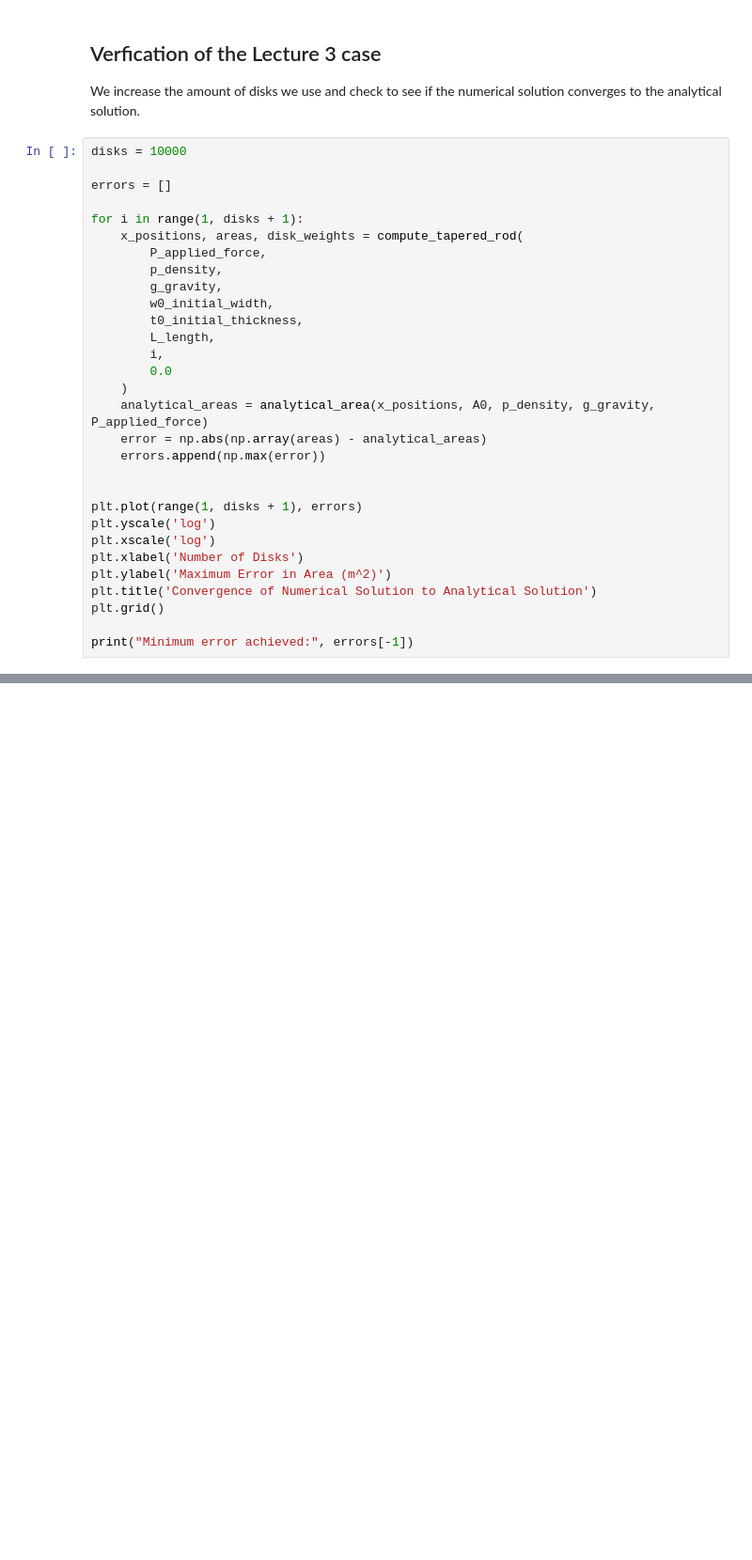
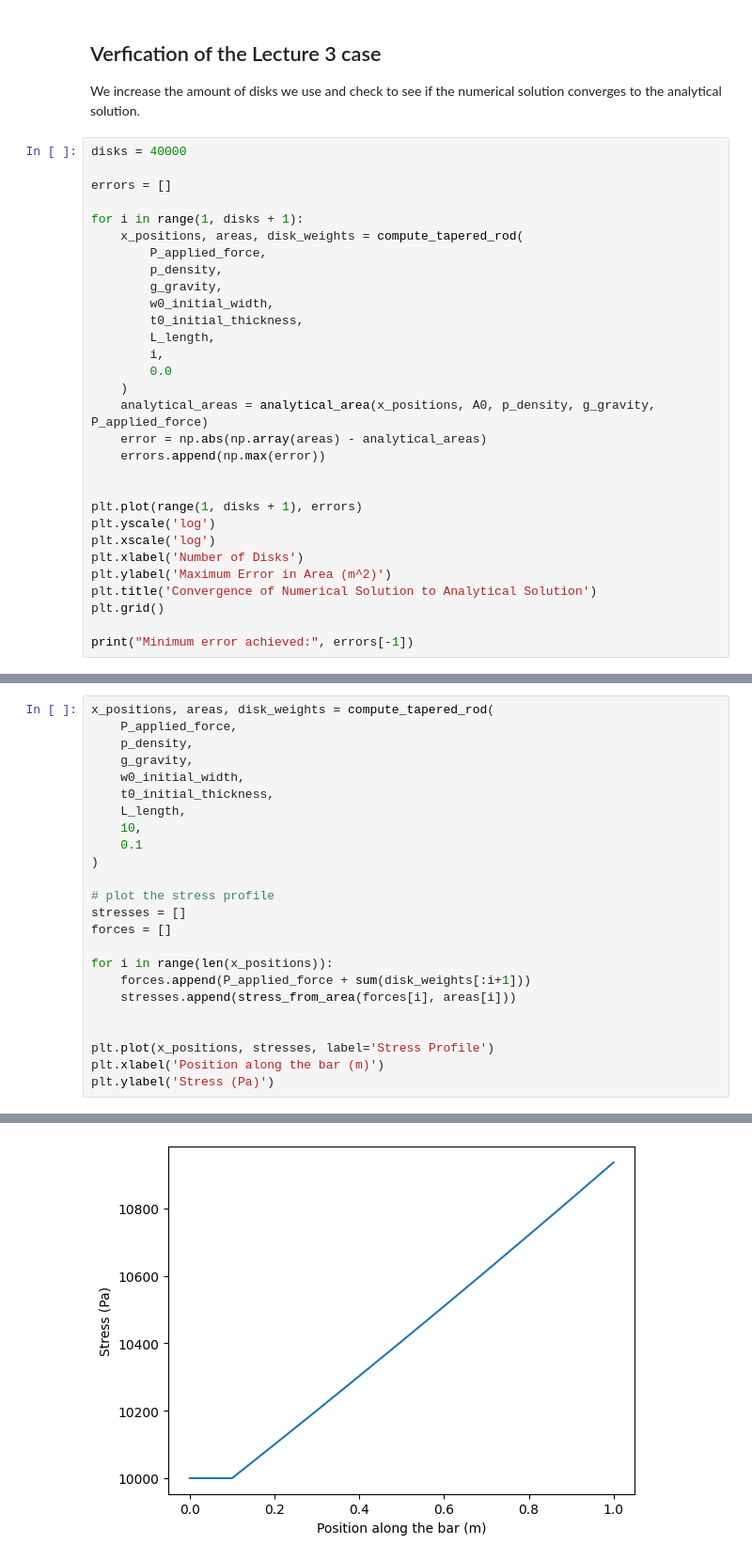
Before and after one commit to AndreCox/ENGR-492-Final, a Jupyter notebook: final-exam.ipynb, the cells around one changed output, grey strips where cells are left out. Shown at 94% size. Cells and saved outputs as stored; diff of their text form; blank space fills up the shorter version.

```diff
--- a/final-exam.ipynb
+++ b/final-exam.ipynb
@@ -152,7 +152,7 @@ for s in disks:
 
 We increase the amount of disks we use and check to see if the numerical solution converges to the analytical solution.
 # %%
-disks = 10000
+disks = 40000
 
 errors = []
 
@@ -186,0 +215,25 @@ Minimum error achieved: 0.7869293485487674
+# %%
+x_positions, areas, disk_weights = compute_tapered_rod(
+    P_applied_force,
+    p_density,
+    g_gravity,
+    w0_initial_width,
+    t0_initial_thickness,
+    L_length,
+    10,
+    0.1
+)
+
+# plot the stress profile
+stresses = []
+forces = []
+
+for i in range(len(x_positions)):
+    forces.append(P_applied_force + sum(disk_weights[:i+1]))
+    stresses.append(stress_from_area(forces[i], areas[i]))
+
+
+plt.plot(x_positions, stresses, label='Stress Profile')
+plt.xlabel('Position along the bar (m)')
+plt.ylabel('Stress (Pa)')
+# %% [output]
@@ -186,0 +241 @@ Minimum error achieved: 0.7869293485487674
+[figure, added]
```
Also changed, not shown: parts of 9 cells of this notebook, 2 other files.
